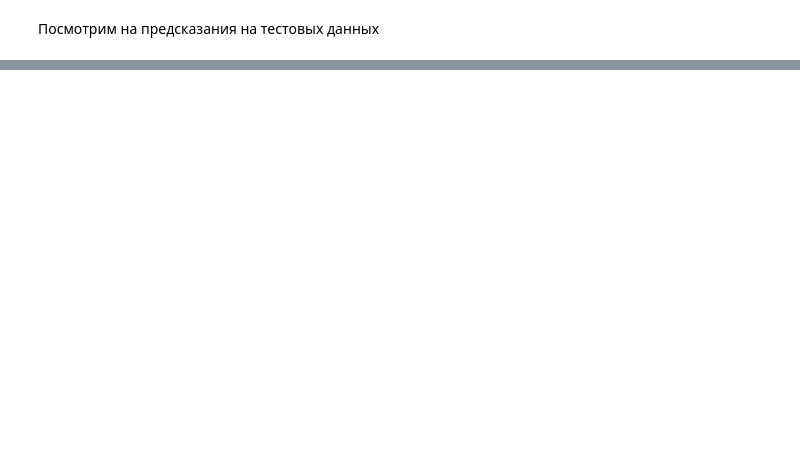
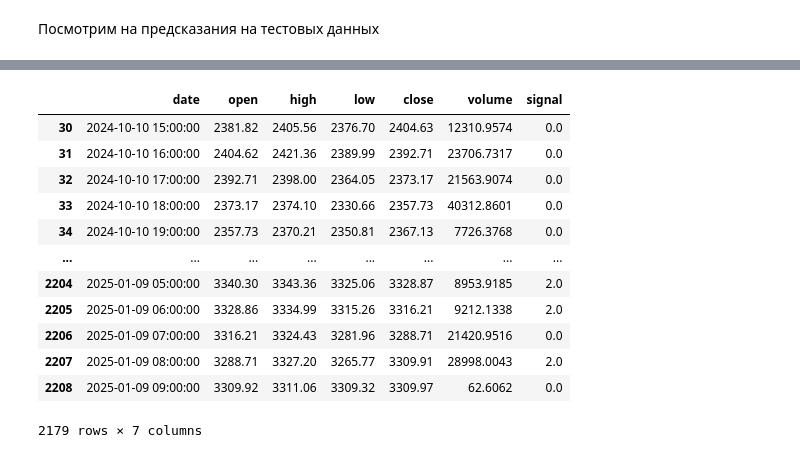
Before and after one commit to w3dip/otus-ml-finance-homework5, a Jupyter notebook: hw5.ipynb, the cells around one changed output, grey strips where cells are left out. Drawn from its saved outputs; the diff is of its cells as text; code cells hidden in the pictures; blank space fills up the shorter version.

```diff
--- a/hw5.ipynb
+++ b/hw5.ipynb
@@ -360,0 +445,4 @@ plt.show()
+# %%
+test_data_df = test_data.copy()
+test_data_df = test_data_df.reset_index()
+test_data_df
@@ -360,0 +469,3 @@ plt.show()
+# %%
+predictions_df = pd.DataFrame(all_predictions, columns=['signal'])
+predictions_df
@@ -360,0 +486,18 @@ plt.show()
+# %%
+predictions_df.index = test_data_df.index[window_size:]
+df = pd.concat([test_data_df, predictions_df], axis=1).dropna()
+df
+# %% [output]
+|  | date | open | high | low | close | volume | signal |
+| 30 | 2024-10-10 15:00:00 | 2381.82 | 2405.56 | 2376.70 | 2404.63 | 12310.9574 | 0.0 |
+| 31 | 2024-10-10 16:00:00 | 2404.62 | 2421.36 | 2389.99 | 2392.71 | 23706.7317 | 0.0 |
+| 32 | 2024-10-10 17:00:00 | 2392.71 | 2398.00 | 2364.05 | 2373.17 | 21563.9074 | 0.0 |
+| 33 | 2024-10-10 18:00:00 | 2373.17 | 2374.10 | 2330.66 | 2357.73 | 40312.8601 | 0.0 |
+| 34 | 2024-10-10 19:00:00 | 2357.73 | 2370.21 | 2350.81 | 2367.13 | 7726.3768 | 0.0 |
+| ... | ... | ... | ... | ... | ... | ... | ... |
+| 2204 | 2025-01-09 05:00:00 | 3340.30 | 3343.36 | 3325.06 | 3328.87 | 8953.9185 | 2.0 |
+| 2205 | 2025-01-09 06:00:00 | 3328.86 | 3334.99 | 3315.26 | 3316.21 | 9212.1338 | 2.0 |
+| 2206 | 2025-01-09 07:00:00 | 3316.21 | 3324.43 | 3281.96 | 3288.71 | 21420.9516 | 0.0 |
+| 2207 | 2025-01-09 08:00:00 | 3288.71 | 3327.20 | 3265.77 | 3309.91 | 28998.0043 | 2.0 |
+| 2208 | 2025-01-09 09:00:00 | 3309.92 | 3311.06 | 3309.32 | 3309.97 | 62.6062 | 0.0 |
+2179 rows × 7 columns
```
Also changed, not shown: parts of 16 cells of this notebook.
